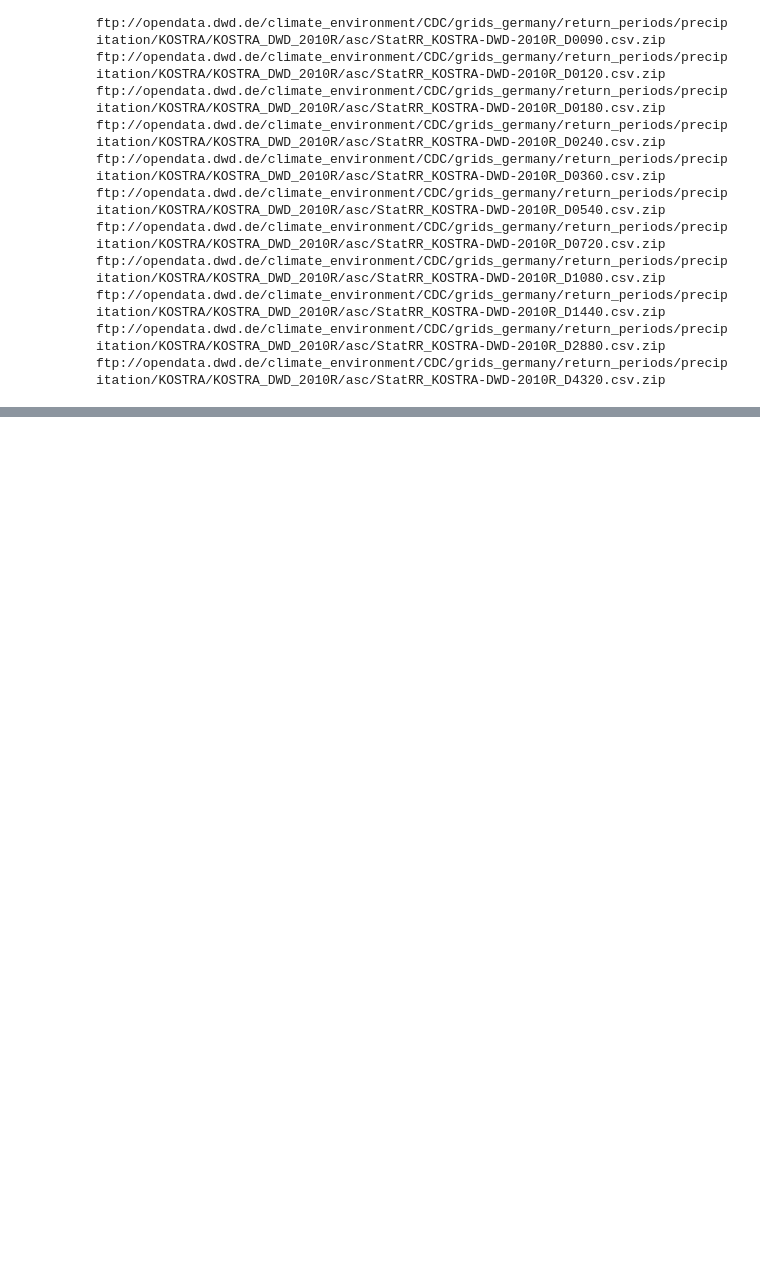
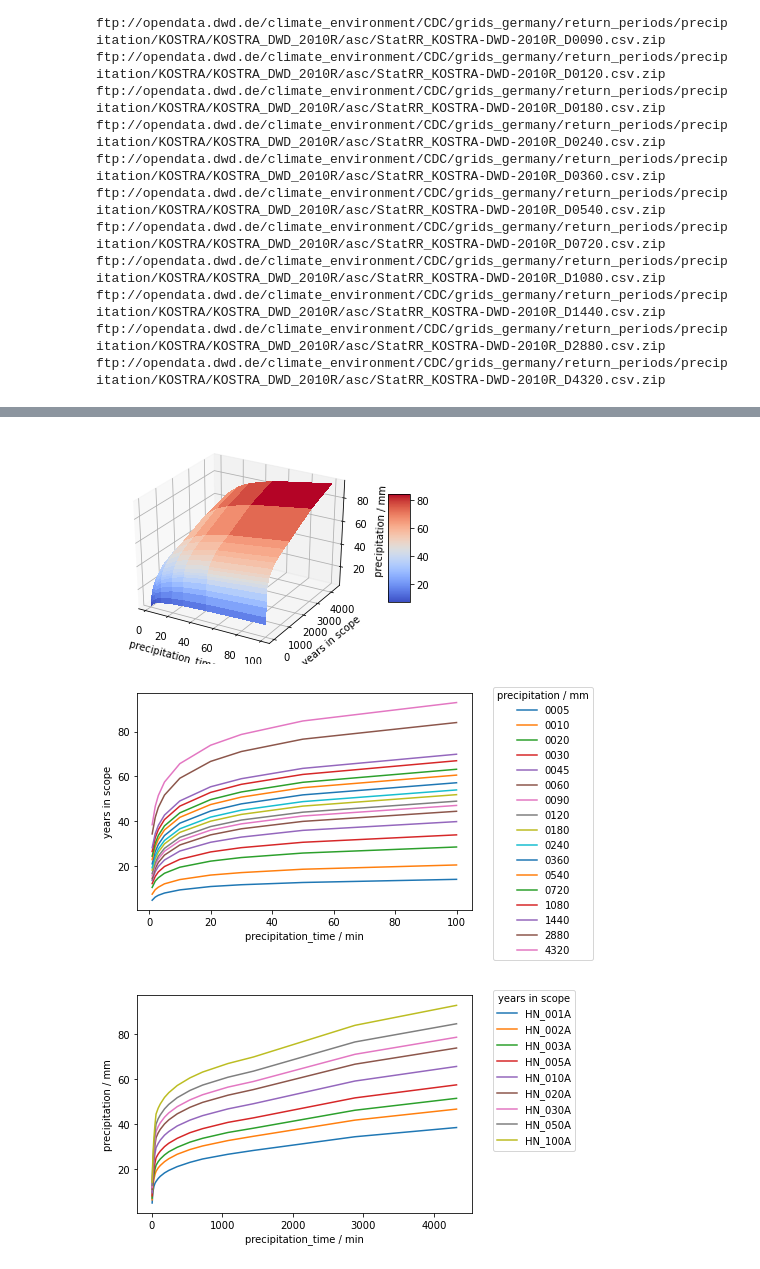
Before and after one commit to maxfleck/KOSTRA_DWD_FTP_tool, a Jupyter notebook: KOSTRA_DWD_FTP_tool.ipynb, the cells around one changed output, grey strips where cells are left out. Cells and saved outputs as stored; diff of their text form; code cells hidden in the pictures; blank space fills up the shorter version.

Commit message:
plotting

```diff
--- a/KOSTRA_DWD_FTP_tool.ipynb
+++ b/KOSTRA_DWD_FTP_tool.ipynb
@@ -186,6 +187,68 @@ df
 | 1440 | 28.3 | 34.6 | 38.2 | 42.8 | 49.1 | 55.4 | 59.0 | 63.6 | 69.9 |
 | 2880 | 34.4 | 41.8 | 46.2 | 51.7 | 59.2 | 66.7 | 71.1 | 76.6 | 84.0 |
 | 4320 | 38.5 | 46.7 | 51.5 | 57.5 | 65.7 | 73.9 | 78.7 | 84.7 | 92.9 |
+# %%
+def plot_output(df,path):
+
+    Z = df.to_numpy()
+    x = [ int(''.join(x for x in r if x.isdigit()) ) for r in df.columns ]
+    y = [ int(''.join(x for x in r if x.isdigit()) ) for r in df.index ]
+    X, Y = np.meshgrid(np.arange(len(x)), np.arange(len(y)))
+    X, Y = np.meshgrid(x,y)
+
+    from matplotlib import cm
+
+    fig, ax = plt.subplots(subplot_kw={"projection": "3d"})
+
+    # Plot the surface.
+    surf = ax.plot_surface(X, Y, Z, cmap=cm.coolwarm,
+                           linewidth=0, antialiased=False)
+
+    # Add a color bar which maps values to colors.
+    fig.colorbar(surf, shrink=0.5, aspect=5)
+    ax.set_xlabel(valname)
+    ax.set_ylabel("years in scope")
+    ax.set_zlabel("precipitation / mm")
+
+    plt.savefig(path+"_surf.png")
+    plt.savefig(path+"_surf.pdf")
+    plt.show()
+    plt.close()
+
+    for index, row in df.iterrows():
+        plt.plot(x,row,label = index)
+        #df.iloc[int(grid_id)]
+
+    plt.ylabel("years in scope")
+    plt.xlabel(valname)
+    plt.legend(title="precipitation / mm",bbox_to_anchor = (1.05, 1.05))
+    plt.savefig(path+"_years.png")
+    plt.savefig(path+"_years.pdf")
+    plt.show()
+    plt.close()
+
+
+    for i in df.columns:
+        plt.plot(y,df[i],label = i)
+        #df.iloc[int(grid_id)]
+
+    plt.ylabel("precipitation / mm")
+    plt.xlabel(valname)
+    plt.legend(title="years in scope",bbox_to_anchor = (1.05, 1.05))
+    plt.savefig(path+"_val.png")
+    plt.savefig(path+"_val.pdf")
+    plt.show()
+    plt.close()
+
+    return
+
+
+
+plot_output(df,str(grid_id))
+# %% [output]
+[figure, added]
+[figure, added]
+[figure, added]
 # %%
 # start your own calculations here :)
 # you should be able to use pandas and python...
```
Also changed, not shown: parts of 3 cells of this notebook, 6 other files.
